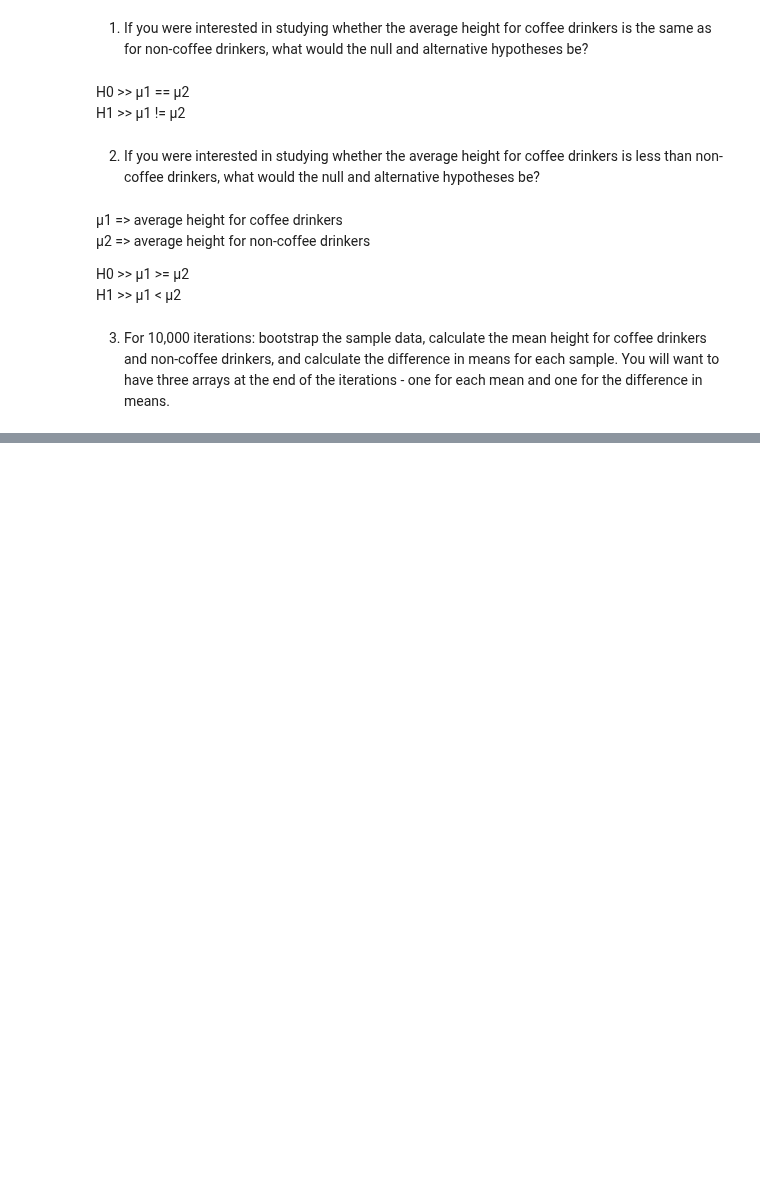
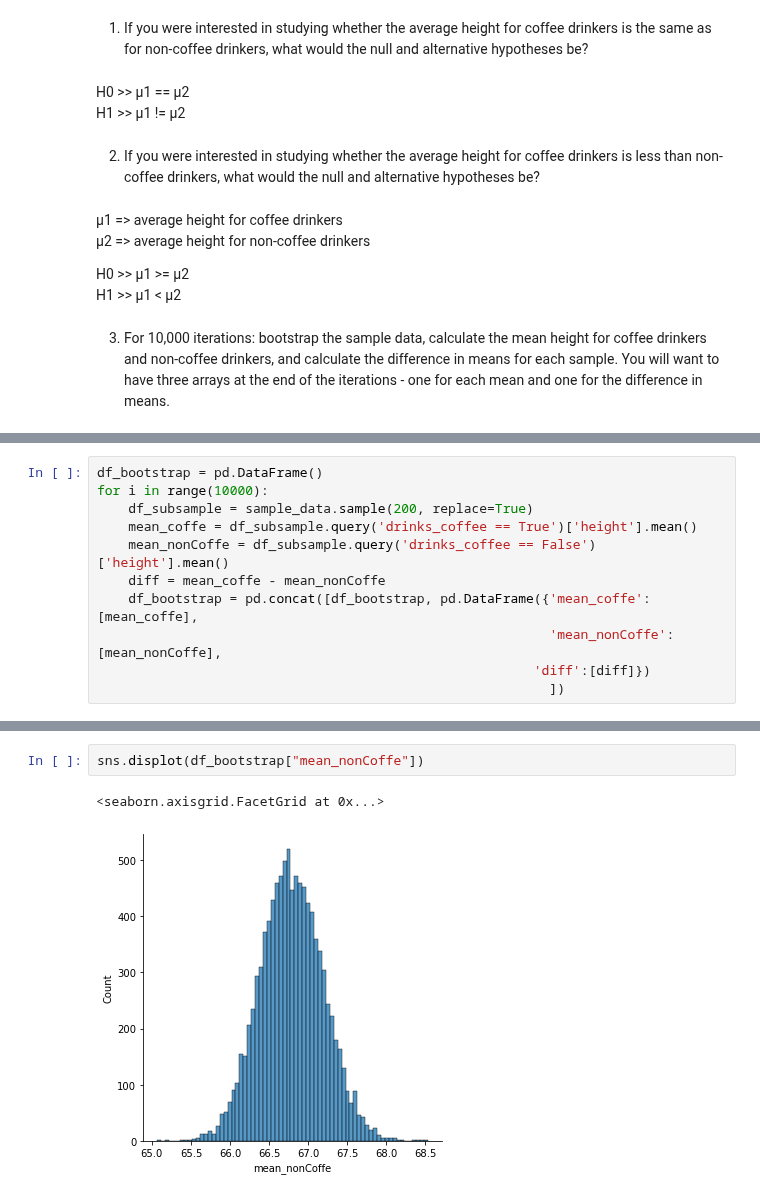
Before and after one commit to vpontello/DataScience_Nanodegree, a Jupyter notebook: 00_Extracurricular/02_Practical_Statistics/practical_statistics.ipynb, the cells around one changed output, grey strips where cells are left out. Drawn from its saved outputs; the diff is of its cells as text; blank space fills up the shorter version.

```diff
--- a/00_Extracurricular/02_Practical_Statistics/practical_statistics.ipynb
+++ b/00_Extracurricular/02_Practical_Statistics/practical_statistics.ipynb
@@ -1327,0 +1338,11 @@ H1 >> µ1 < µ2
+# %%
+df_bootstrap = pd.DataFrame()
+for i in range(10000):
+    df_subsample = sample_data.sample(200, replace=True)
+    mean_coffe = df_subsample.query('drinks_coffee == True')['height'].mean()
+    mean_nonCoffe = df_subsample.query('drinks_coffee == False')['height'].mean()
+    diff = mean_coffe - mean_nonCoffe
+    df_bootstrap = pd.concat([df_bootstrap, pd.DataFrame({'mean_coffe':[mean_coffe],
+                                                          'mean_nonCoffe':[mean_nonCoffe],
+                                                        'diff':[diff]})
+                                                          ])
@@ -1327,0 +1371,5 @@ H1 >> µ1 < µ2
+# %%
+sns.displot(df_bootstrap["mean_nonCoffe"])
+# %% [output]
+<seaborn.axisgrid.FacetGrid at 0x...>
+[figure, added]
```
Also changed, not shown: parts of 8 cells of this notebook.
